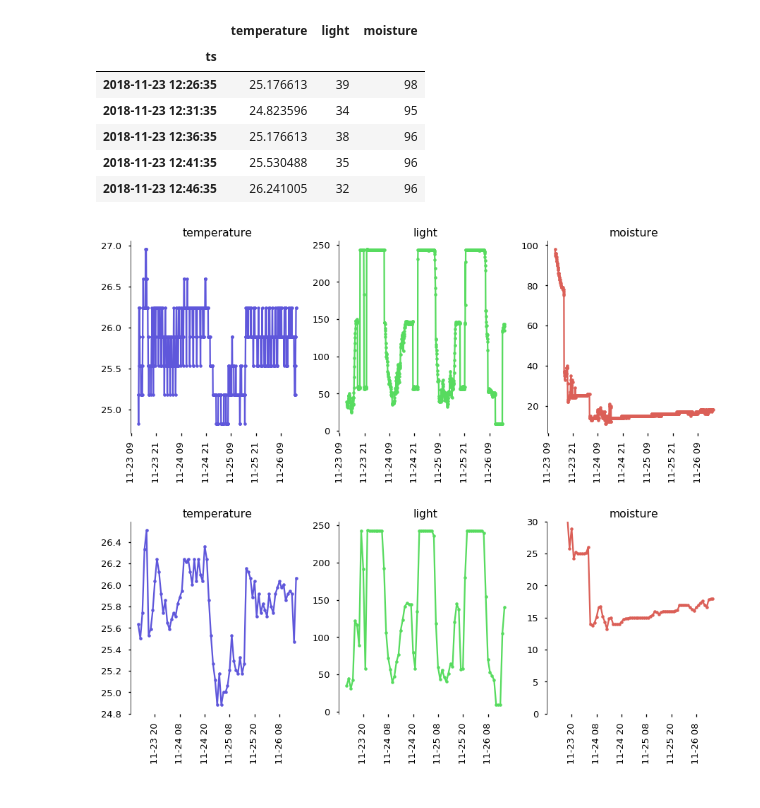
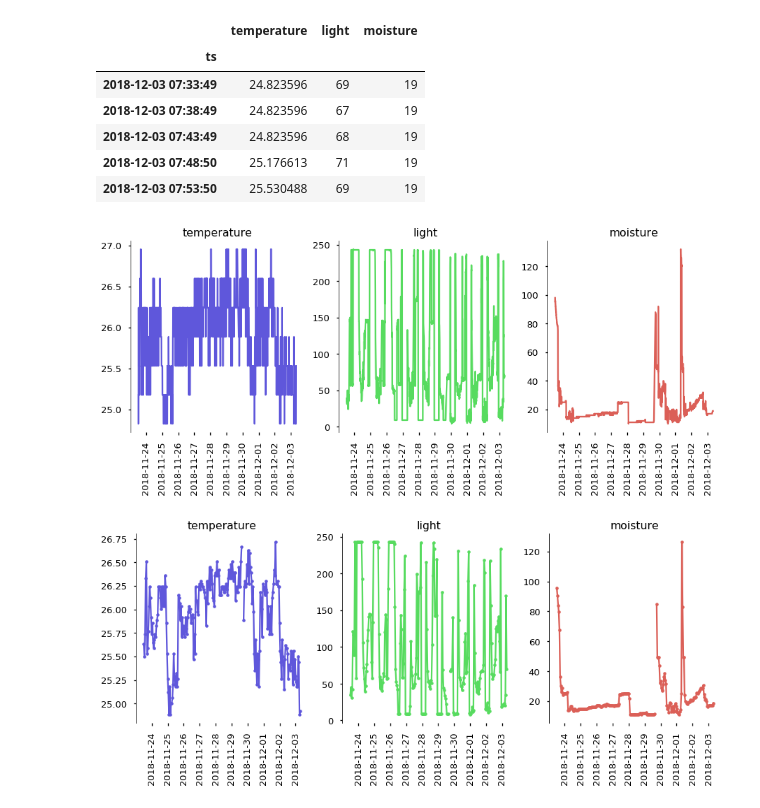
Before and after one commit to seanluciotolentino/hydrofarm, a Jupyter notebook: notebooks/Initial Exploration.ipynb, the cells around one changed output. Drawn from its saved outputs; the diff is of its cells as text; code cells hidden in the pictures.

```diff
--- a/notebooks/Initial Exploration.ipynb
+++ b/notebooks/Initial Exploration.ipynb
@@ -16,27 +16,27 @@ sensor_data.csv                               100%   36KB   1.9MB/s   00:00
 sensor = pd.read_csv('../data/sensor_data.csv', names=['ts', 'temperature', 'light', 'moisture'])
 sensor['ts'] = pd.to_datetime(sensor.ts)
 sensor.set_index('ts', inplace=True)
-sensor.head()
+sensor.tail()
 # %% [output]
 |  | temperature | light | moisture |
 | ts |  |  |  |
-| 2018-11-23 12:26:35 | 25.176613 | 39 | 98 |
-| 2018-11-23 12:31:35 | 24.823596 | 34 | 95 |
-| 2018-11-23 12:36:35 | 25.176613 | 38 | 96 |
-| 2018-11-23 12:41:35 | 25.530488 | 35 | 96 |
-| 2018-11-23 12:46:35 | 26.241005 | 32 | 96 |
+| 2018-12-03 07:33:49 | 24.823596 | 69 | 19 |
+| 2018-12-03 07:38:49 | 24.823596 | 67 | 19 |
+| 2018-12-03 07:43:49 | 24.823596 | 68 | 19 |
+| 2018-12-03 07:48:50 | 25.176613 | 71 | 19 |
+| 2018-12-03 07:53:50 | 25.530488 | 69 | 19 |
 # %%
 # finest granularity
 cp = sns.color_palette('hls', 3)
 plt.figure(figsize=(15,5))
 for m,measure in enumerate(['temperature', 'light', 'moisture']):
     plt.subplot(1,3,m+1)
-    plt.plot(sensor[measure], '.-', color=cp.pop())
+    plt.plot(sensor[measure], '-', color=cp.pop())
     plt.title(measure)
     plt.xticks(rotation=90)
 sns.despine(bottom=True)
 # %% [output]
-[figure, old version]
+[figure, new version]
 # %%
 # agg to an hour
 cp = sns.color_palette('hls', 3)
@@ -46,7 +46,7 @@ for m,measure in enumerate(['temperature', 'light', 'moisture']):
     plt.plot(sensor[measure].resample('H').mean(), '.-', color=cp.pop())
     plt.title(measure)
     plt.xticks(rotation=90)
-plt.ylim(0,30)
+#plt.ylim(0,50)
 sns.despine(bottom=True)
 # %% [output]
-[figure, old version]
+[figure, new version]
```
Also changed, not shown: parts of 3 cells of this notebook, 2 other files.
